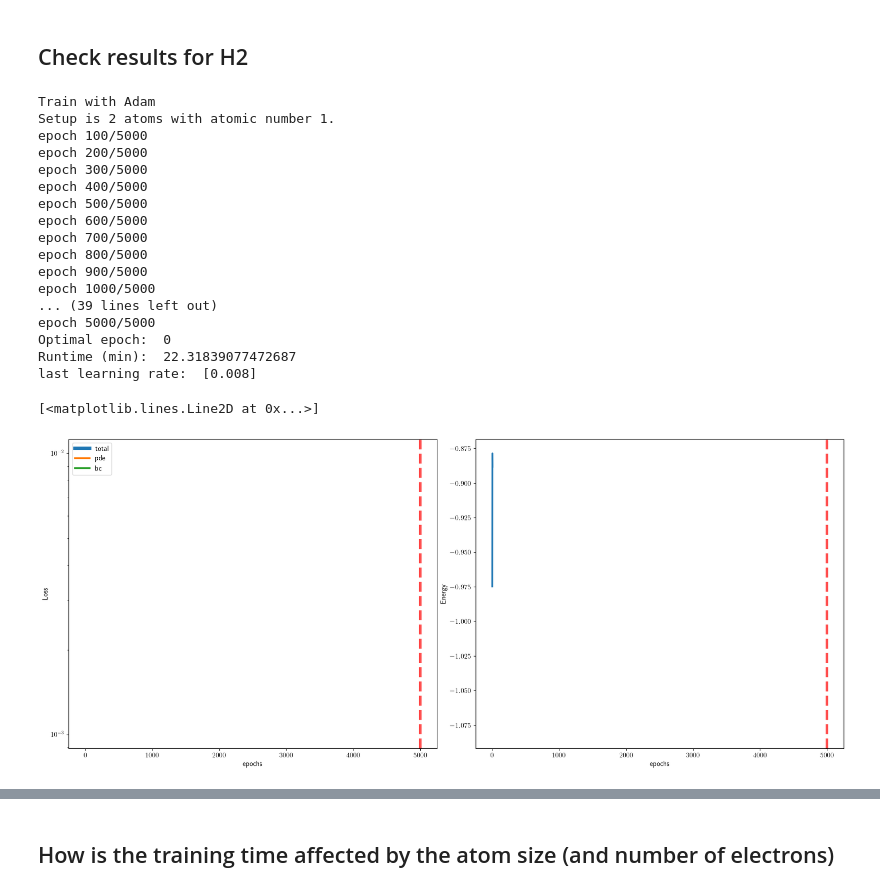
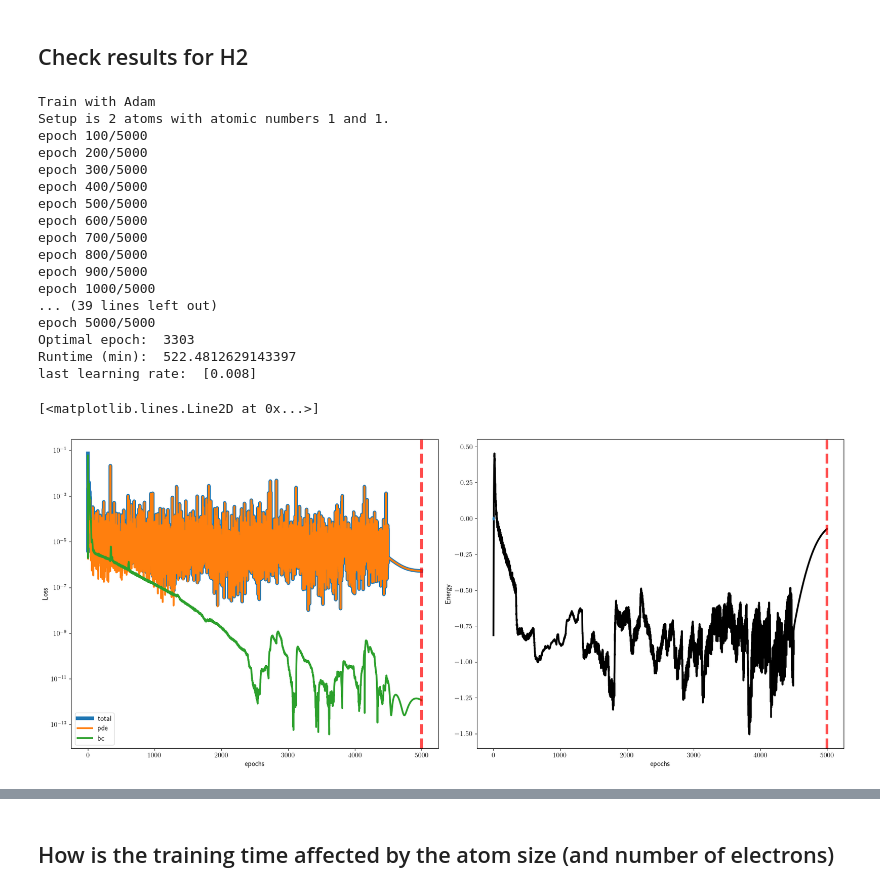
Before and after one commit to eh18445/MSc-Project, a Jupyter notebook: 2_atoms_notebook.ipynb, the cells around one changed output, grey strips where cells are left out. Drawn from its saved outputs; the diff is of its cells as text; code cells hidden in the pictures.

```diff
--- a/2_atoms_notebook.ipynb
+++ b/2_atoms_notebook.ipynb
@@ -77,9 +77,15 @@ def set_params():
     params['lr'] = 8e-3;
 
     #number of protons in nucleus
-    params['Z'] = 1
-    #number of electrons
-    params['N_electrons'] = 2*params['Z']
+    params['Z1'] = 1
+    params['Z2'] = 8
+
+    #number of orbitals
+    params['num_orbitals'] = num_orbitals(params['Z1']) + num_orbitals(params['Z2'])
+
+
+    #Select which LCAO solution to use
+    params['c'] = 0
 
     params['inversion_symmetry'] = 1
 
@@ -544,7 +671,7 @@ def train(params,loadWeights=False,freezeUnits=False,optimiser='Adam'):
         optimizer = optim.SGD(model.parameters(), lr=lr, momentum=0.5)
         print('Train with SGD')
 
-    print('Setup is 2 atoms with atomic number {}.'.format(params['Z']))
+    print('Setup is 2 atoms with atomic numbers {} and {}.'.format(params['Z1'],params['Z2']))
 
     scheduler = torch.optim.lr_scheduler.StepLR(optimizer,step_size=params['sc_step'],gamma=params['sc_decay'])
     Llim =  10 ; optEpoch=0
@@ -569,6 +696,8 @@ def train(params,loadWeights=False,freezeUnits=False,optimiser='Adam'):
     TeP0 = time.time() # for counting the training time
 
     n_points = params['n_train'] # the training batch size
+
+    #Sample Inputs
     x,y,z,R = sampling(params,n_points,linearSampling=False)
 
     #r1,r2 = radial(x, y, z,R, params)
@@ -581,7 +710,7 @@ def train(params,loadWeights=False,freezeUnits=False,optimiser='Adam'):
     for tt in range(epochs):
         optimizer.zero_grad()
 
-        if tt % params['sc_sampling']==0 and tt < 0.9*epochs:
+        if tt % params['sc_sampling'] == 0 and tt < 0.9*epochs:
             x,y,z,R = sampling(params, n_points, linearSampling=False)
             r1,r2 = radial(x,y,z,R,params)
             bIndex1 = torch.where(r1 >= params['BCcutoff'])
@@ -620,7 +749,6 @@ def train(params,loadWeights=False,freezeUnits=False,optimiser='Adam'):
     print('Runtime (min): ', runTime/60)
     print('last learning rate: ', scheduler.get_last_lr())
     # return E,R
-    return runTime
 # %% [markdown]
 ## Check results for H2
 # %%
@@ -628,40 +756,43 @@ params = set_params()
 
 params['epochs'] = int(5e3)
 nEpoch1 = params['epochs']
-params['n_train'] = 100000
+params['n_train'] = 1000
 params['lr'] = 8e-3
-params['Z'] = 1
-params['N_electrons'] = 0
+params['Z1'] = 1
+params['Z2'] = 1
+params['num_orbitals'] = num_orbitals(params['Z1']) + num_orbitals(params['Z2'])
+params['c'] = 0
 
 model = NN_atom(params)
 
 #### ----- Training: Single model ------------
+print(time.time())
 train(params,loadWeights=False)
 
 plotLoss(params,saveFig=False)
 
 Rg, gate = returnGate()
 plt.plot(Rg, gate, linewidth=lineW)
 # %% [output]
 Train with Adam
-Setup is 2 atoms with atomic number 1.
+Setup is 2 atoms with atomic numbers 1 and 1.
 epoch 100/5000
 epoch 200/5000
 epoch 300/5000
 epoch 400/5000
 epoch 500/5000
 epoch 600/5000
 epoch 700/5000
 epoch 800/5000
 epoch 900/5000
 epoch 1000/5000
 ... (39 lines left out)
 epoch 5000/5000
-Optimal epoch:  0
-Runtime (min):  22.31839077472687
+Optimal epoch:  3303
+Runtime (min):  522.4812629143397
 last learning rate:  [0.008]
 [<matplotlib.lines.Line2D at 0x...>]
-[figure, old version]
+[figure, new version]
 # %%
 #### ----- Fine Tuning ----------
 
```
Also changed, not shown: parts of 5 cells of this notebook, 3 other files.
